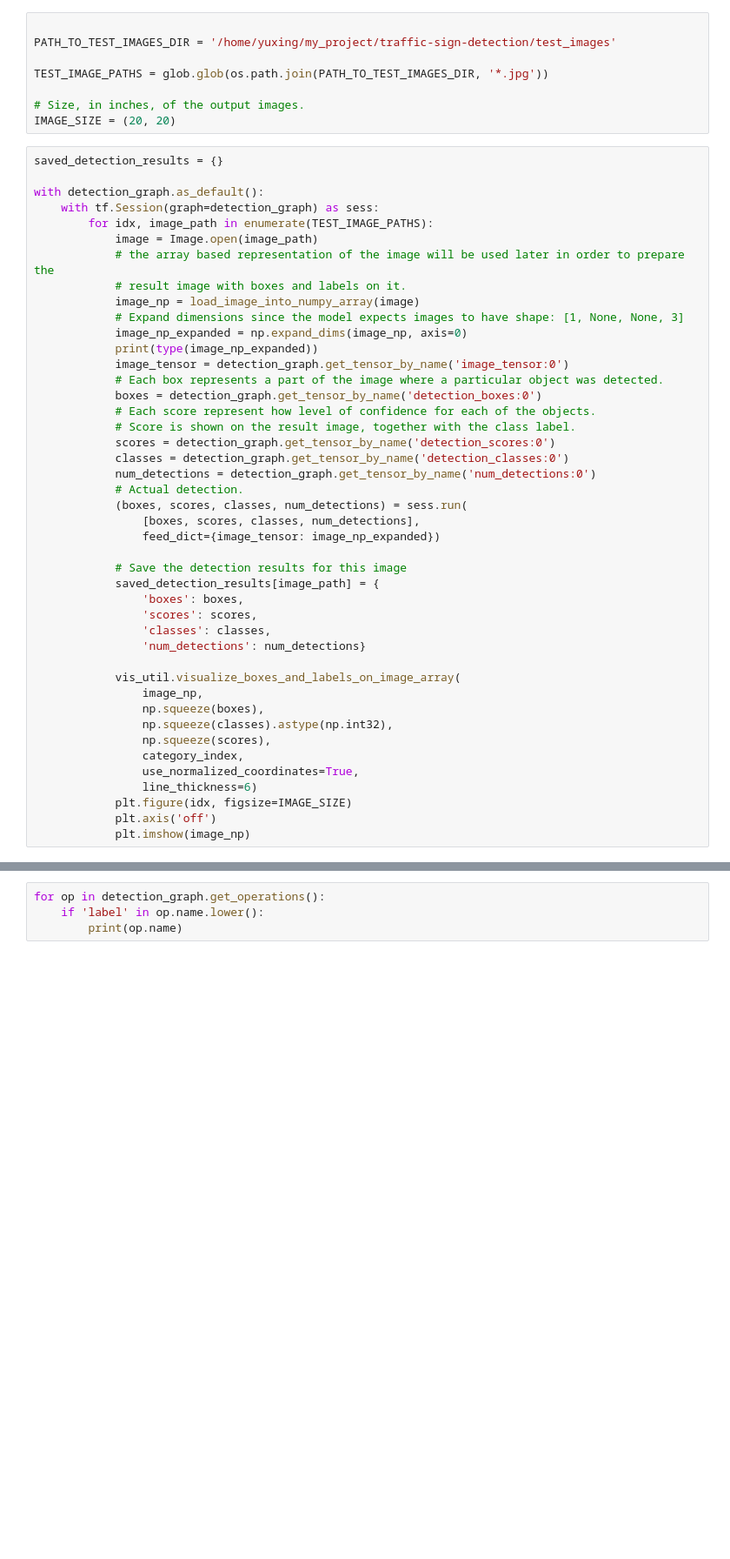
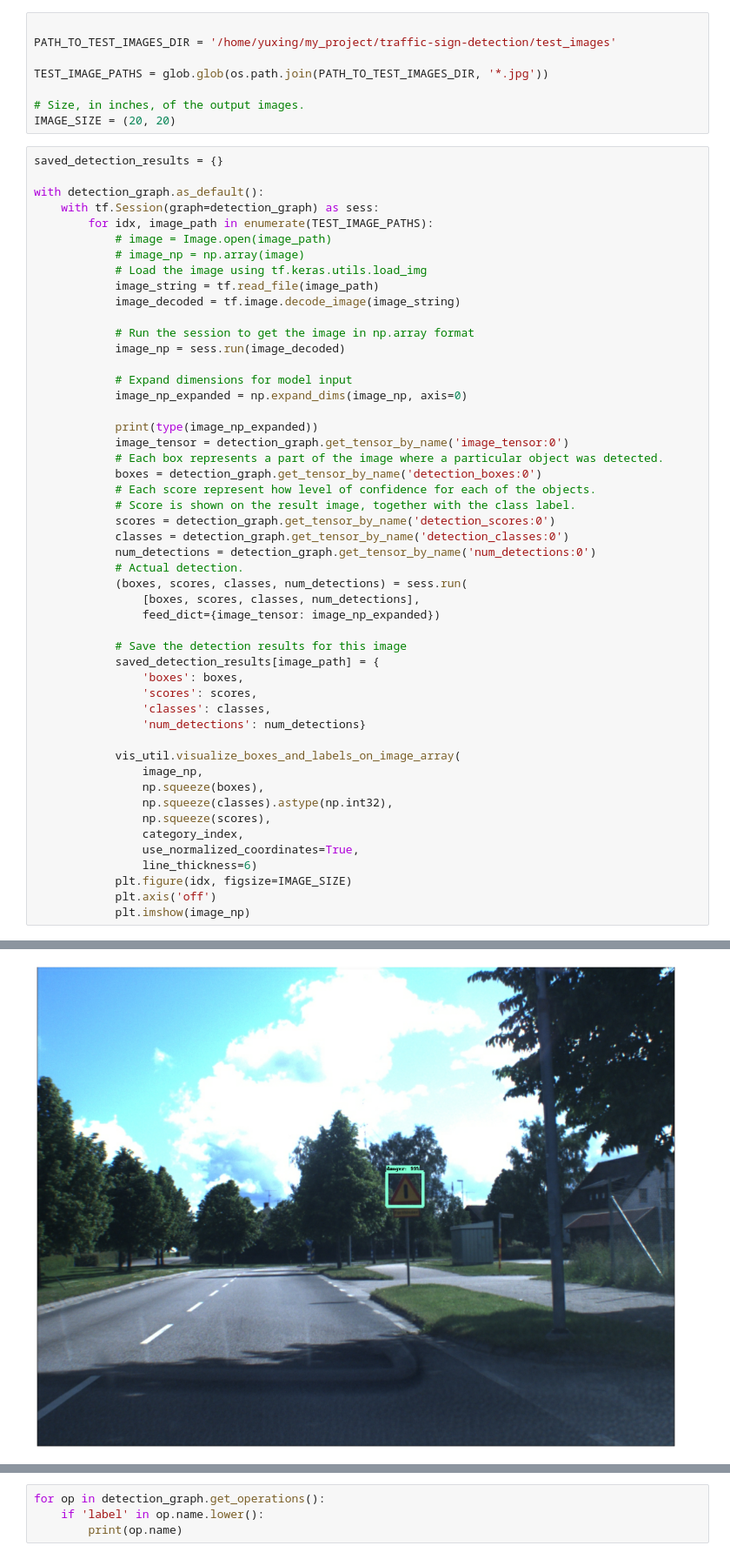
Before and after one commit to Yuxing-Gao/traffic-sign-detection, a Jupyter notebook: FGSM_generation.ipynb, the cells around one changed output, grey strips where cells are left out. Shown at 87% size. Saved outputs shown, nothing was run; the diff lists cells and outputs as text; blank space fills up the shorter version.

```diff
--- a/FGSM_generation.ipynb
+++ b/FGSM_generation.ipynb
@@ -97,12 +112,18 @@ saved_detection_results = {}
 with detection_graph.as_default():
     with tf.Session(graph=detection_graph) as sess:
         for idx, image_path in enumerate(TEST_IMAGE_PATHS):
-            image = Image.open(image_path)
-            # the array based representation of the image will be used later in order to prepare the
-            # result image with boxes and labels on it.
-            image_np = load_image_into_numpy_array(image)
-            # Expand dimensions since the model expects images to have shape: [1, None, None, 3]
+            # image = Image.open(image_path)
+            # image_np = np.array(image)
+            # Load the image using tf.keras.utils.load_img
+            image_string = tf.read_file(image_path)
+            image_decoded = tf.image.decode_image(image_string)
+
+            # Run the session to get the image in np.array format
+            image_np = sess.run(image_decoded)
+
+            # Expand dimensions for model input
             image_np_expanded = np.expand_dims(image_np, axis=0)
+
             print(type(image_np_expanded))
             image_tensor = detection_graph.get_tensor_by_name('image_tensor:0')
             # Each box represents a part of the image where a particular object was detected.
@@ -135,3 +156,4 @@ with detection_graph.as_default():
             plt.figure(idx, figsize=IMAGE_SIZE)
             plt.axis('off')
             plt.imshow(image_np)
+# %% [output]
@@ -137,0 +162 @@ with detection_graph.as_default():
+[figure, added]
```
Also changed, not shown: parts of 7 cells of this notebook.
